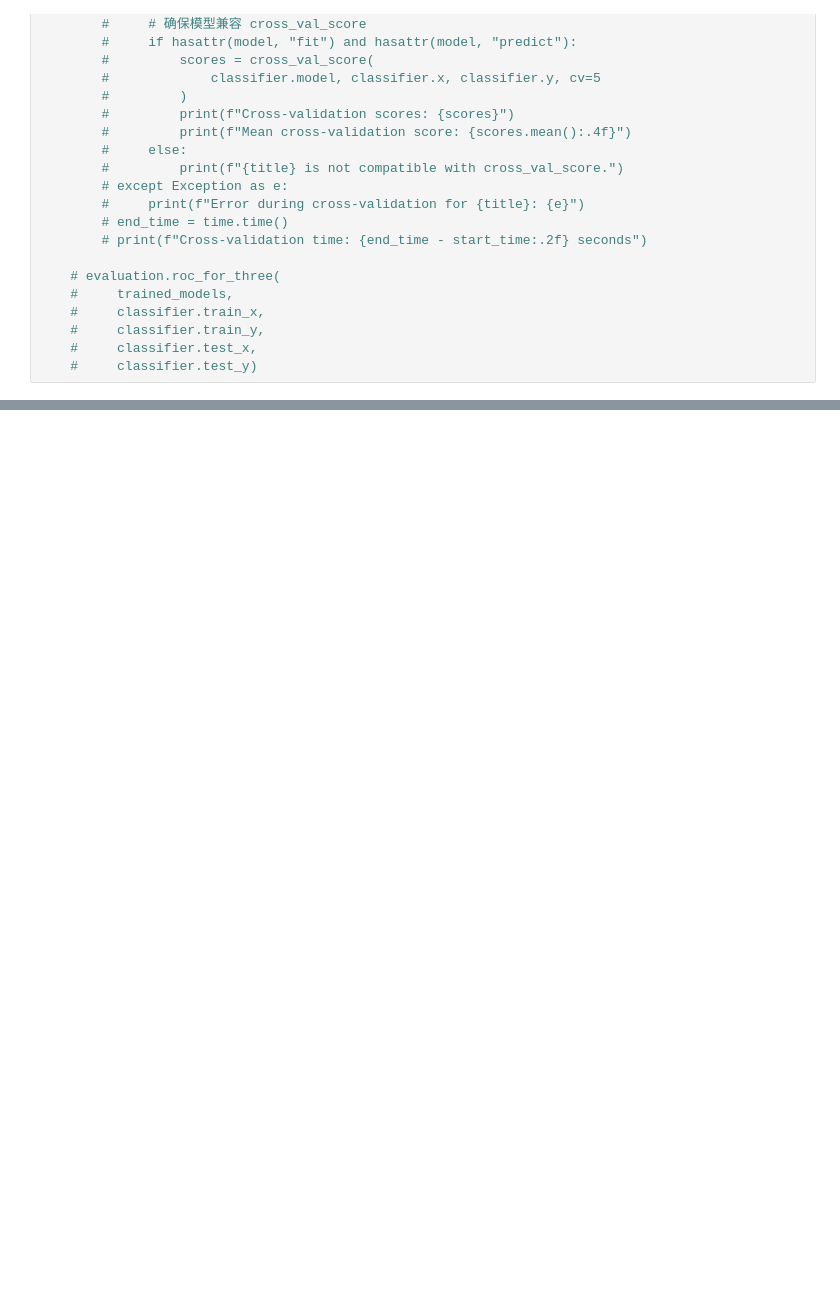
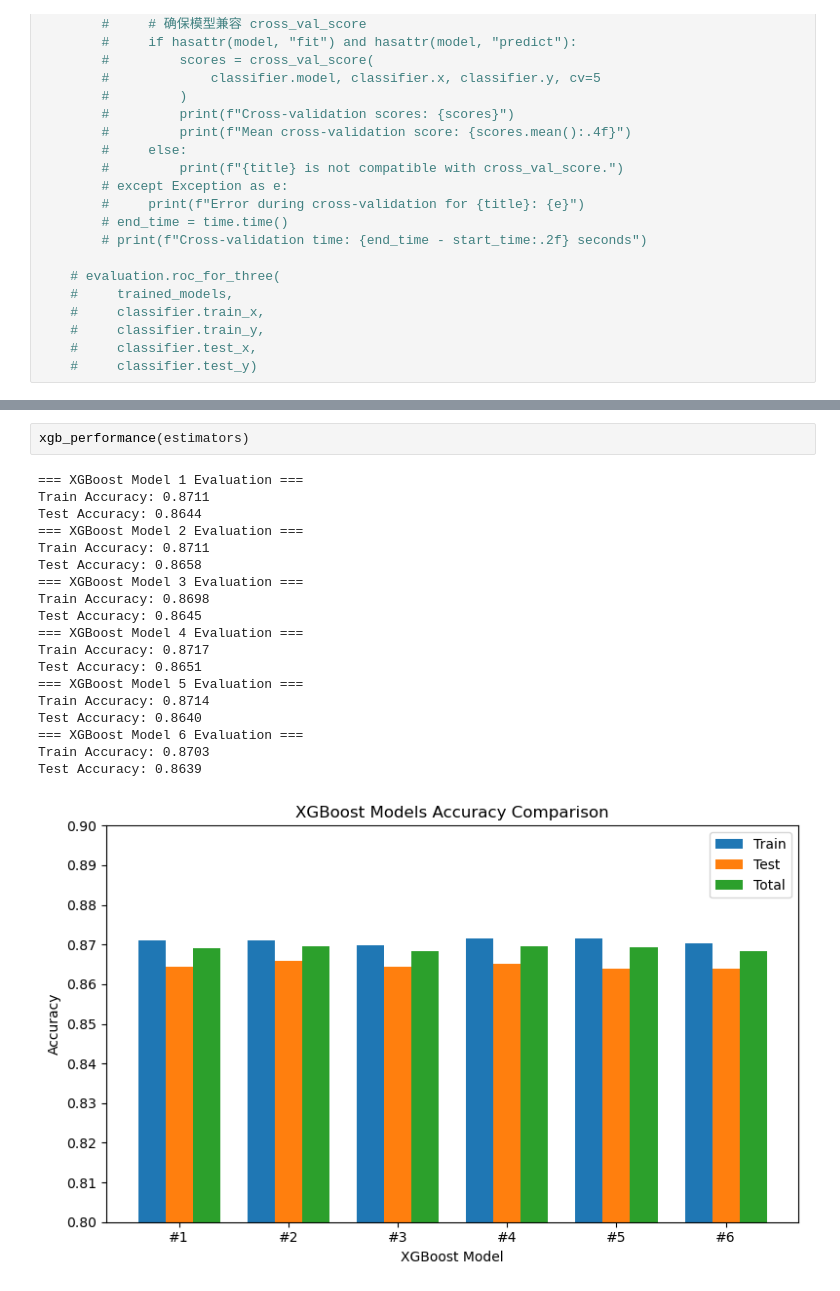
Before and after one commit to alphakeeer/ML-Project, a Jupyter notebook: prediction.ipynb, the cells around one changed output, grey strips where cells are left out. Saved outputs shown, nothing was run; the diff lists cells and outputs as text; blank space fills up the shorter version.

```diff
--- a/prediction.ipynb
+++ b/prediction.ipynb
@@ -616,0 +802,22 @@ def main_train_test():
+# %%
+xgb_performance(estimators)
+# %% [output]
+=== XGBoost Model 1 Evaluation ===
+Train Accuracy: 0.8711
+Test Accuracy: 0.8644
+=== XGBoost Model 2 Evaluation ===
+Train Accuracy: 0.8711
+Test Accuracy: 0.8658
+=== XGBoost Model 3 Evaluation ===
+Train Accuracy: 0.8698
+Test Accuracy: 0.8645
+=== XGBoost Model 4 Evaluation ===
+Train Accuracy: 0.8717
+Test Accuracy: 0.8651
+=== XGBoost Model 5 Evaluation ===
+Train Accuracy: 0.8714
+Test Accuracy: 0.8640
+=== XGBoost Model 6 Evaluation ===
+Train Accuracy: 0.8703
+Test Accuracy: 0.8639
+[figure, added]
```
Also changed, not shown: parts of 6 cells of this notebook.
